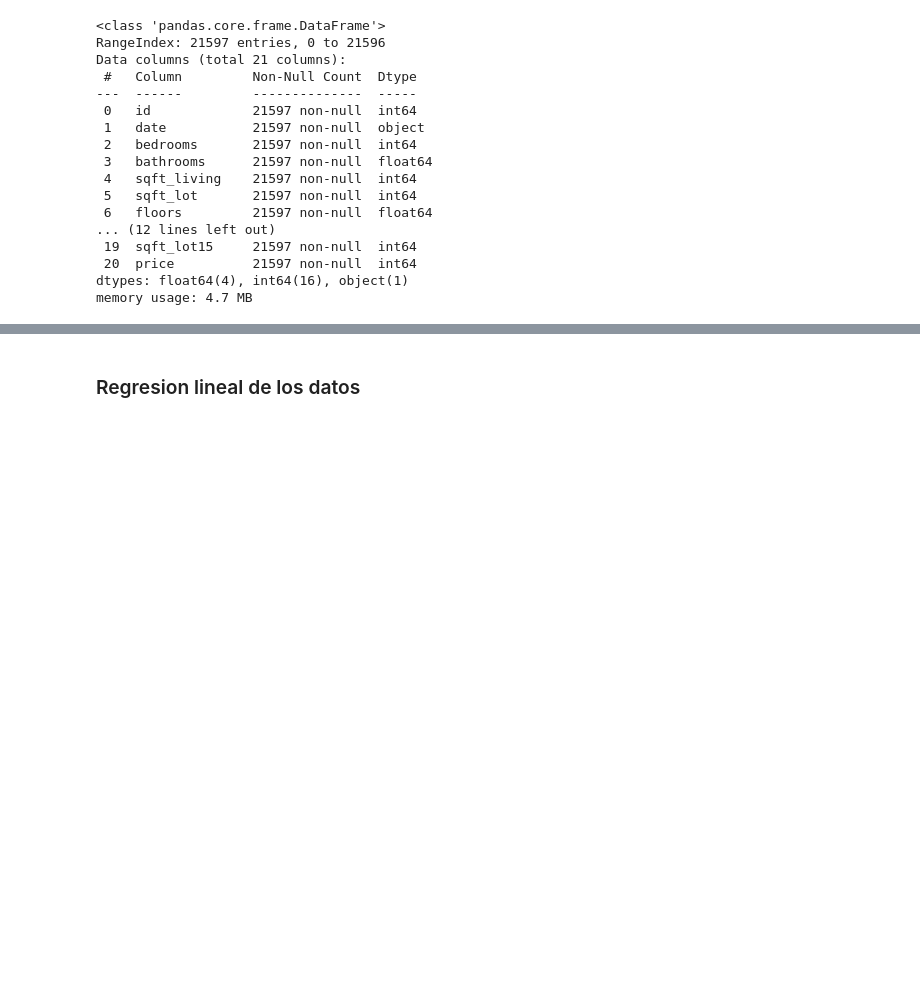
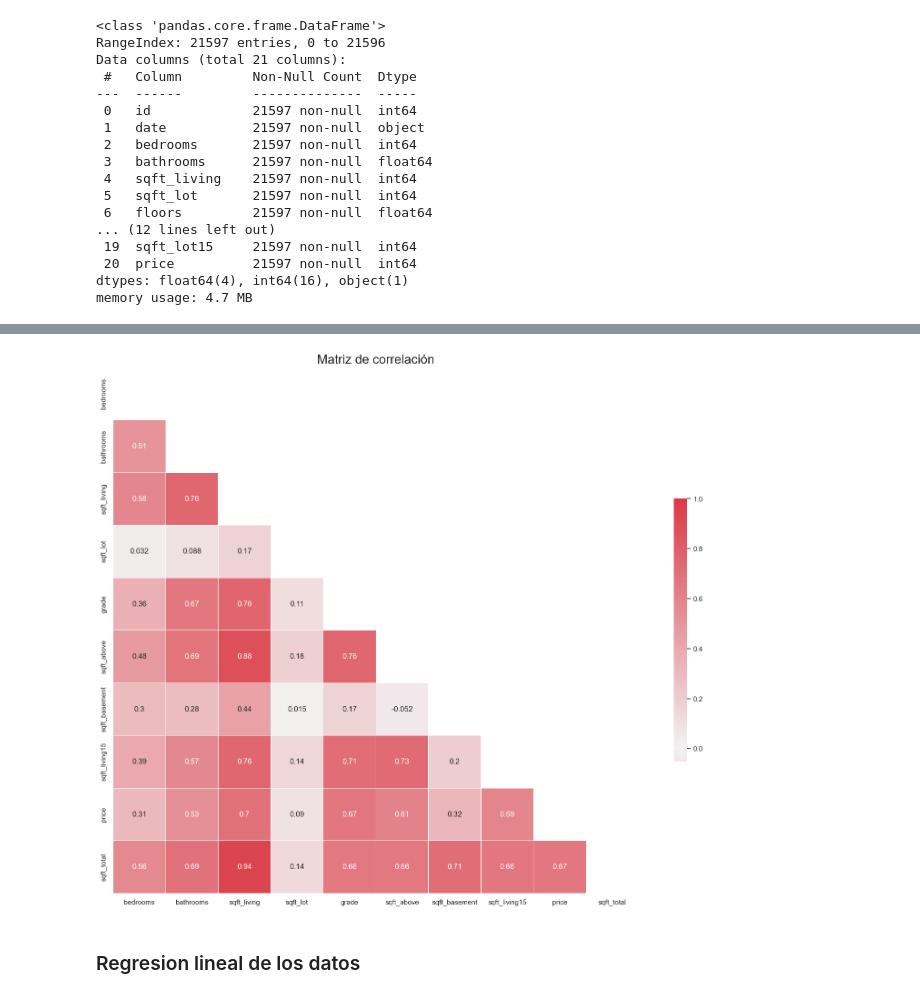
Before and after one commit to GonzaloGmv/Final_project_ironhack, a Jupyter notebook: linear_regression.ipynb, the cells around one changed output, grey strips where cells are left out. Cells and saved outputs as stored; diff of their text form; code cells hidden in the pictures; blank space fills up the shorter version.

```diff
--- a/linear_regression.ipynb
+++ b/linear_regression.ipynb
@@ -163,3 +173,7 @@ Como podemos ver la columna mas relacionada con 'price' es 'sqft_living', despu
+# %%
+print_heatmap_corr(df, title='Matriz de correlación')
+# %% [output]
+[figure, added]
 # %% [markdown]
 ### Regresion lineal de los datos
 # %% [markdown]
```
Also changed, not shown: parts of 6 cells of this notebook, 1 other file.
